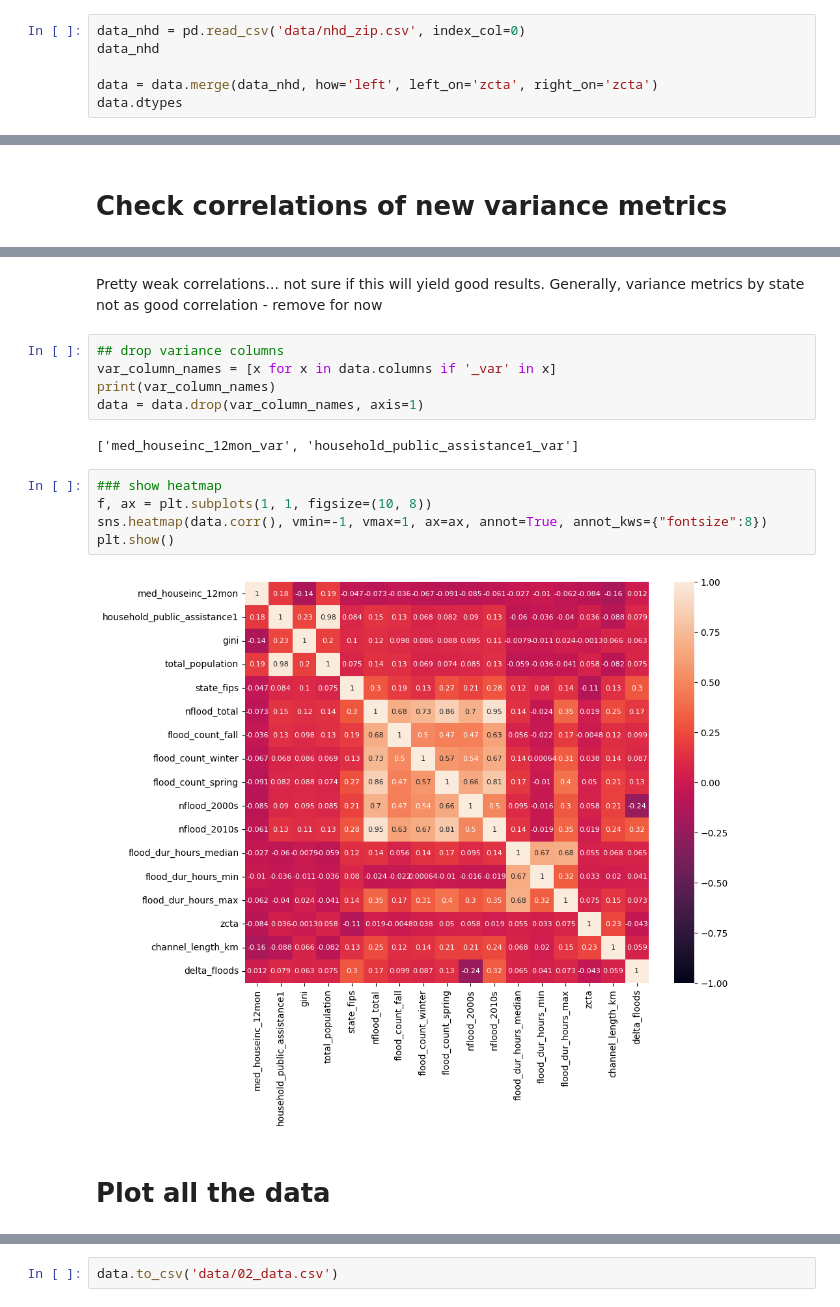
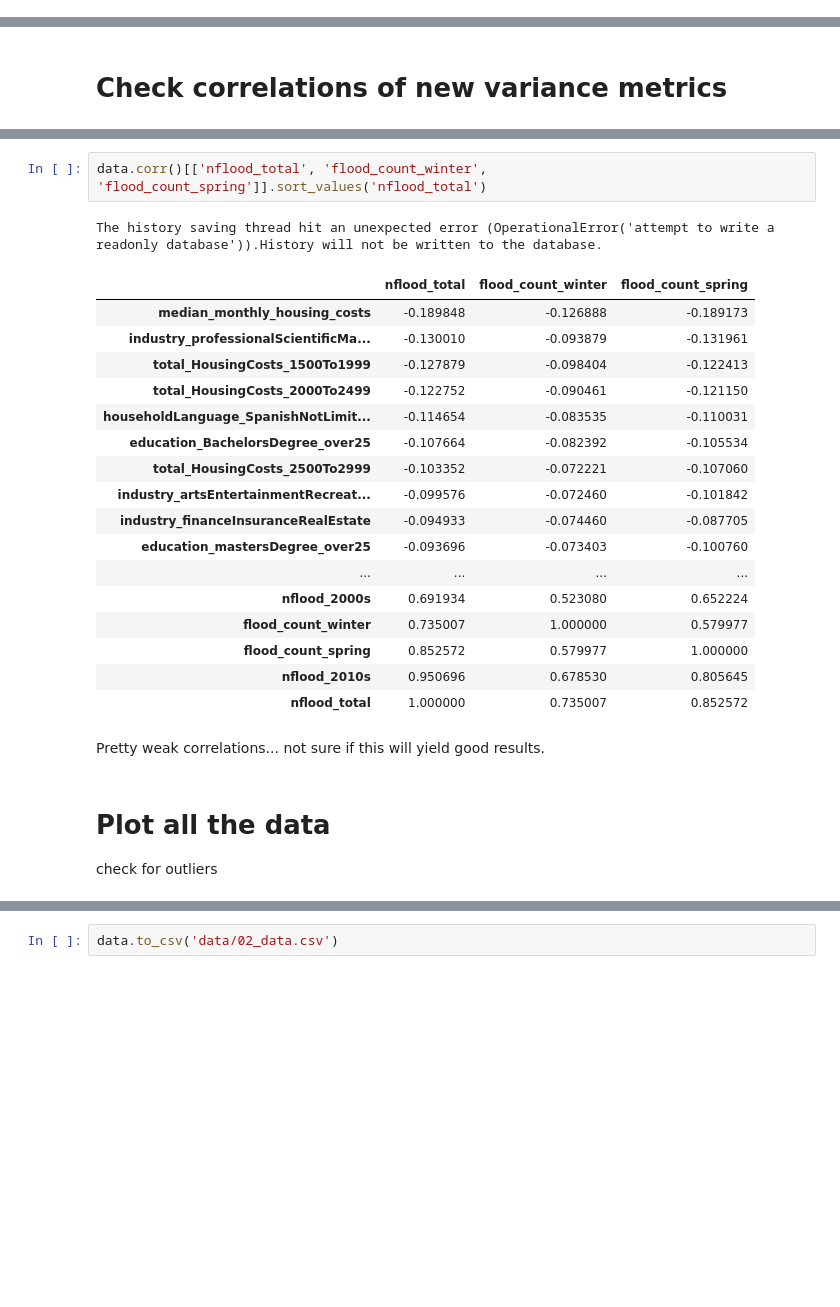
Before and after one commit to kpretz/Social-Economics-of-Flood-Ocurrence, a Jupyter notebook: 02_EDA.ipynb, the cells around one changed output, grey strips where cells are left out. Cells and saved outputs as stored; diff of their text form; blank space fills up the shorter version.

```diff
--- a/02_EDA.ipynb
+++ b/02_EDA.ipynb
@@ -65,7 +63 @@ household_public_assistance1_state_med    float64
 dtype: object
-# %%
-data_nhd = pd.read_csv('data/nhd_zip.csv', index_col=0)
-data_nhd
-
-data = data.merge(data_nhd, how='left', left_on='zcta', right_on='zcta')
-data.dtypes
@@ -120,22 +131,29 @@ plt.show()
+# %%
+data.corr()[['nflood_total', 'flood_count_winter', 'flood_count_spring']].sort_values('nflood_total')
+# %% [output]
+The history saving thread hit an unexpected error (OperationalError('attempt to write a readonly database')).History will not be written to the database.
+|  | nflood_total | flood_count_winter | flood_count_spring |
+| median_monthly_housing_costs | -0.189848 | -0.126888 | -0.189173 |
+| industry_professionalScientificMa... | -0.130010 | -0.093879 | -0.131961 |
+| total_HousingCosts_1500To1999 | -0.127879 | -0.098404 | -0.122413 |
+| total_HousingCosts_2000To2499 | -0.122752 | -0.090461 | -0.121150 |
+| householdLanguage_SpanishNotLimit... | -0.114654 | -0.083535 | -0.110031 |
+| education_BachelorsDegree_over25 | -0.107664 | -0.082392 | -0.105534 |
+| total_HousingCosts_2500To2999 | -0.103352 | -0.072221 | -0.107060 |
+| industry_artsEntertainmentRecreat... | -0.099576 | -0.072460 | -0.101842 |
+| industry_financeInsuranceRealEstate | -0.094933 | -0.074460 | -0.087705 |
+| education_mastersDegree_over25 | -0.093696 | -0.073403 | -0.100760 |
+| ... | ... | ... | ... |
+| nflood_2000s | 0.691934 | 0.523080 | 0.652224 |
+| flood_count_winter | 0.735007 | 1.000000 | 0.579977 |
+| flood_count_spring | 0.852572 | 0.579977 | 1.000000 |
+| nflood_2010s | 0.950696 | 0.678530 | 0.805645 |
+| nflood_total | 1.000000 | 0.735007 | 0.852572 |
 # %% [markdown]
 Pretty weak correlations... not sure if this will yield good results.
-Generally, variance metrics by state not as good correlation - remove for now
-# %%
-## drop variance columns
-var_column_names = [x for x in data.columns if '_var' in x]
-print(var_column_names)
-data = data.drop(var_column_names, axis=1)
-# %% [output]
-['med_houseinc_12mon_var', 'household_public_assistance1_var']
-# %%
-### show heatmap
-f, ax = plt.subplots(1, 1, figsize=(10, 8))
-sns.heatmap(data.corr(), vmin=-1, vmax=1, ax=ax, annot=True, annot_kws={"fontsize":8})
-plt.show()
-# %% [output]
-[figure, removed]
 # %% [markdown]
 # Plot all the data
+check for outliers
 # %%
 ## plot each dataset
 
```
Also changed, not shown: parts of 19 cells of this notebook, 1 other file.
